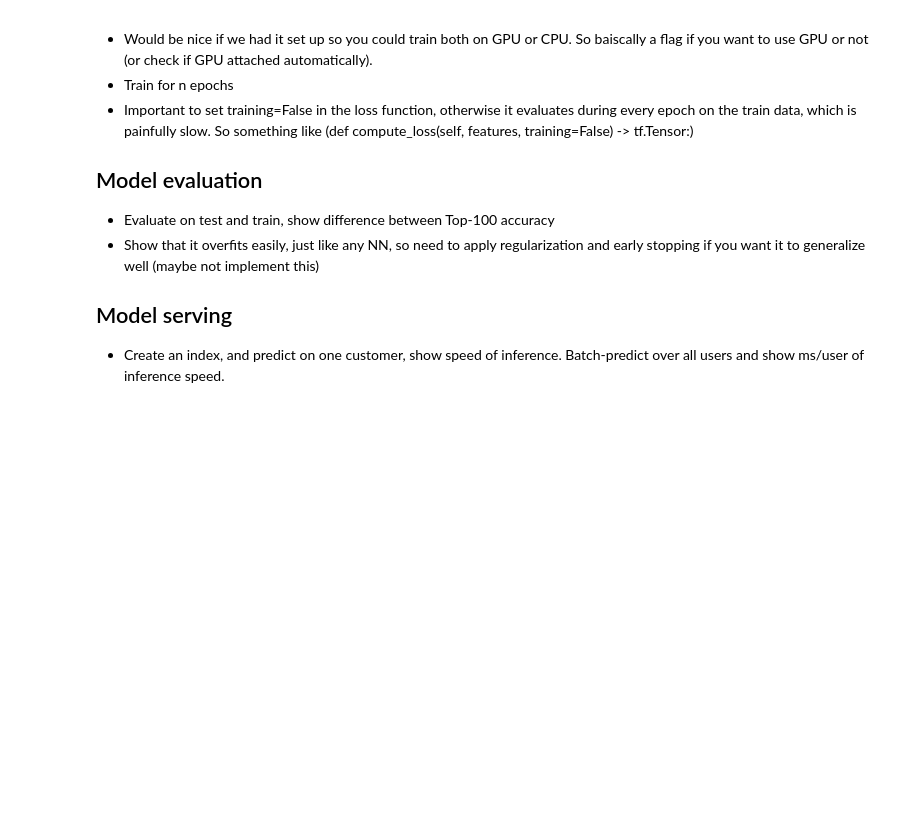
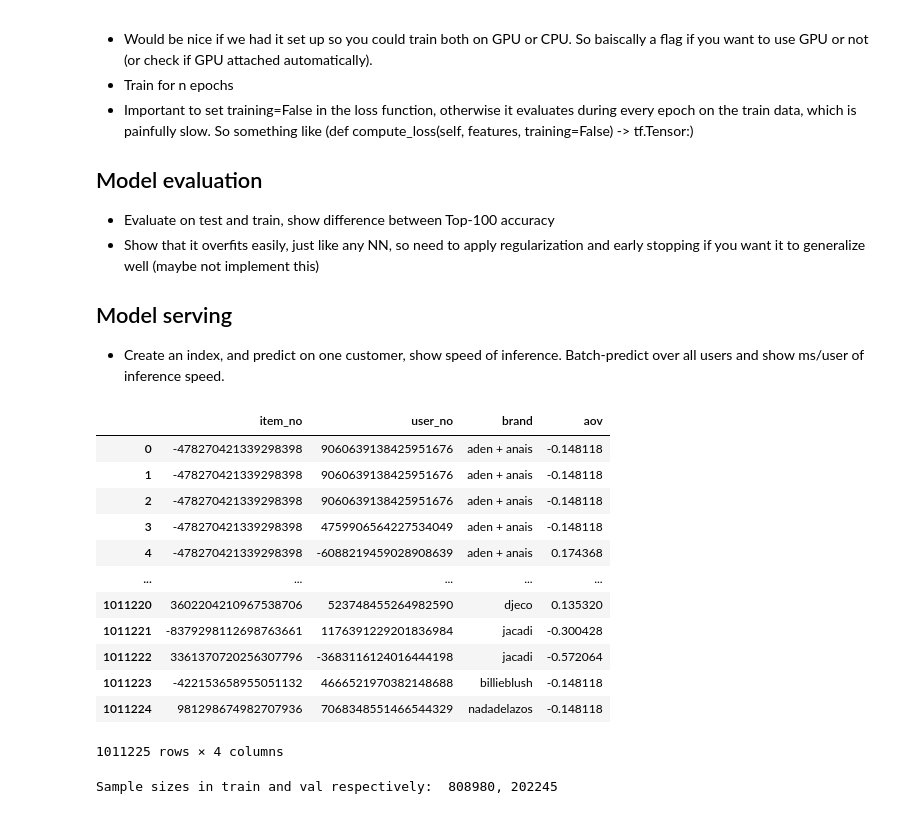
Before and after one commit to msvensson222/tfrs-retail-example, a Jupyter notebook: example.ipynb, the cells around one changed output. Saved outputs shown, nothing was run; the diff lists cells and outputs as text; code cells hidden in the pictures; blank space fills up the shorter version.

```diff
--- a/example.ipynb
+++ b/example.ipynb
@@ -85,3 +75,12 @@ Use a lot of the stuff from the TFRS tutorials when it comes to batch-sizes and
 
 ## Model serving
 * Create an index, and predict on one customer, show speed of inference. Batch-predict over all users and show ms/user of inference speed.
+# %%
+USER_FEATURES = [
+    "user_no",
+    "aov"
+]
+ITEM_FEATURES = [
+    "item_no",
+    "brand"
+]
@@ -87,0 +98,25 @@ Use a lot of the stuff from the TFRS tutorials when it comes to batch-sizes and
+# %%
+user_info_df["aov"] = (user_info_df["aov"]-user_info_df["aov"].mean())/user_info_df["aov"].std()
+# %%
+interaction_with_features_df = user_item_interaction_df[["item_no", "user_no"]].merge(
+    item_info_df[ITEM_FEATURES], on="item_no", how="inner").merge(
+    user_info_df[USER_FEATURES], on="user_no", how="left")
+# %%
+interaction_with_features_df["aov"].fillna(interaction_with_features_df["aov"].median(), inplace=True)
+interaction_with_features_df["brand"].fillna("unknown", inplace=True)
+# %%
+interaction_with_features_df
+# %% [output]
+|  | item_no | user_no | brand | aov |
+| 0 | -478270421339298398 | 9060639138425951676 | aden + anais | -0.148118 |
+| 1 | -478270421339298398 | 9060639138425951676 | aden + anais | -0.148118 |
+| 2 | -478270421339298398 | 9060639138425951676 | aden + anais | -0.148118 |
+| 3 | -478270421339298398 | 4759906564227534049 | aden + anais | -0.148118 |
+| 4 | -478270421339298398 | -6088219459028908639 | aden + anais | 0.174368 |
+| ... | ... | ... | ... | ... |
+| 1011220 | 3602204210967538706 | 523748455264982590 | djeco | 0.135320 |
+| 1011221 | -8379298112698763661 | 1176391229201836984 | jacadi | -0.300428 |
+| 1011222 | 3361370720256307796 | -3683116124016444198 | jacadi | -0.572064 |
+| 1011223 | -422153658955051132 | 4666521970382148688 | billieblush | -0.148118 |
+| 1011224 | 981298674982707936 | 7068348551466544329 | nadadelazos | -0.148118 |
+1011225 rows × 4 columns
@@ -87,0 +125,6 @@ Use a lot of the stuff from the TFRS tutorials when it comes to batch-sizes and
+# %%
+train = transform_df_to_ds(interaction_with_features_df_train, training=True)
+test = transform_df_to_ds(interaction_with_features_df_test)
+print(f"Sample sizes in train and val respectively:  {len(train)}, {len(test)}")
+# %% [output]
+Sample sizes in train and val respectively:  808980, 202245
```
Also changed, not shown: parts of 19 cells of this notebook, 1 other file.
